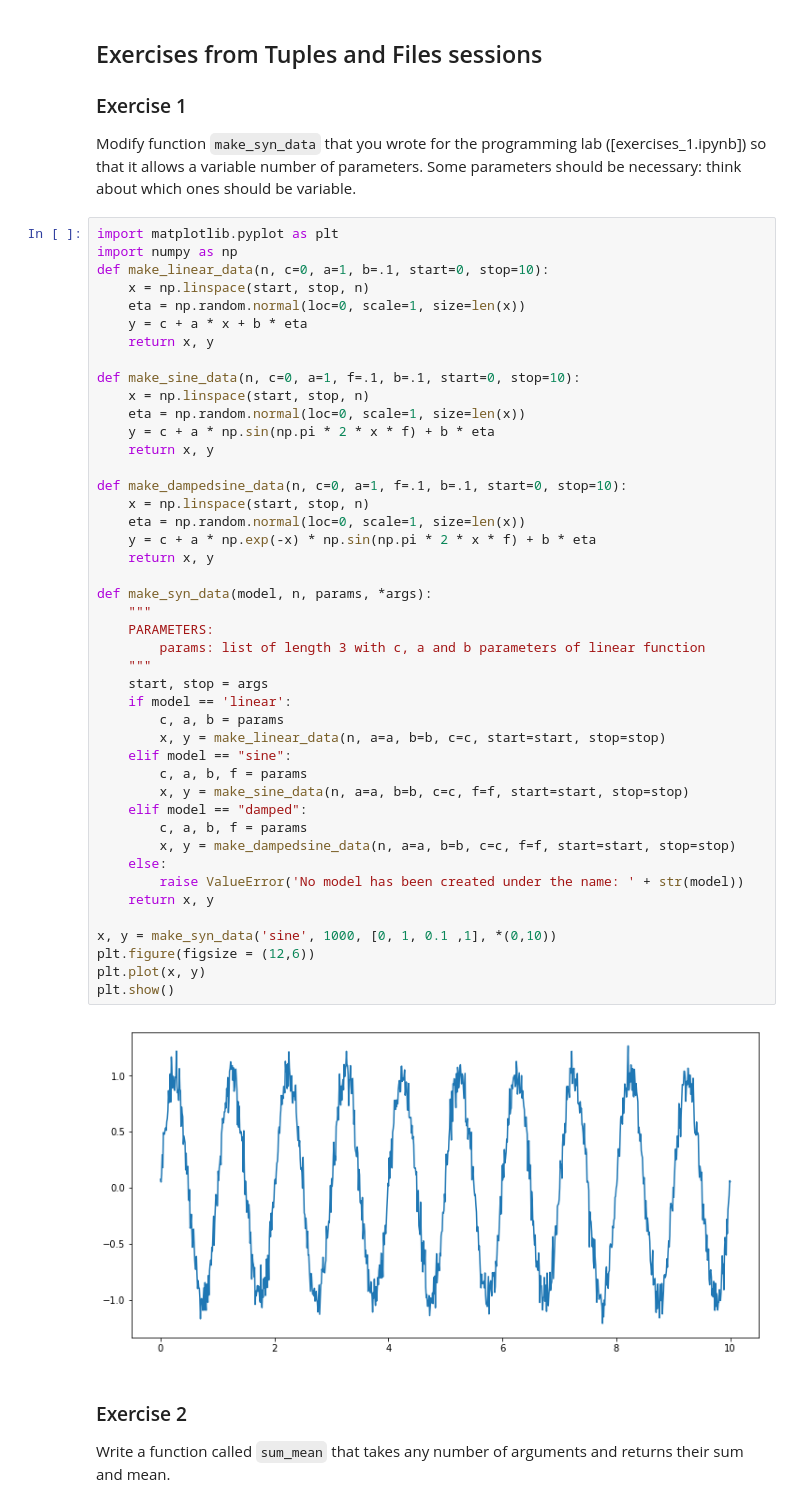
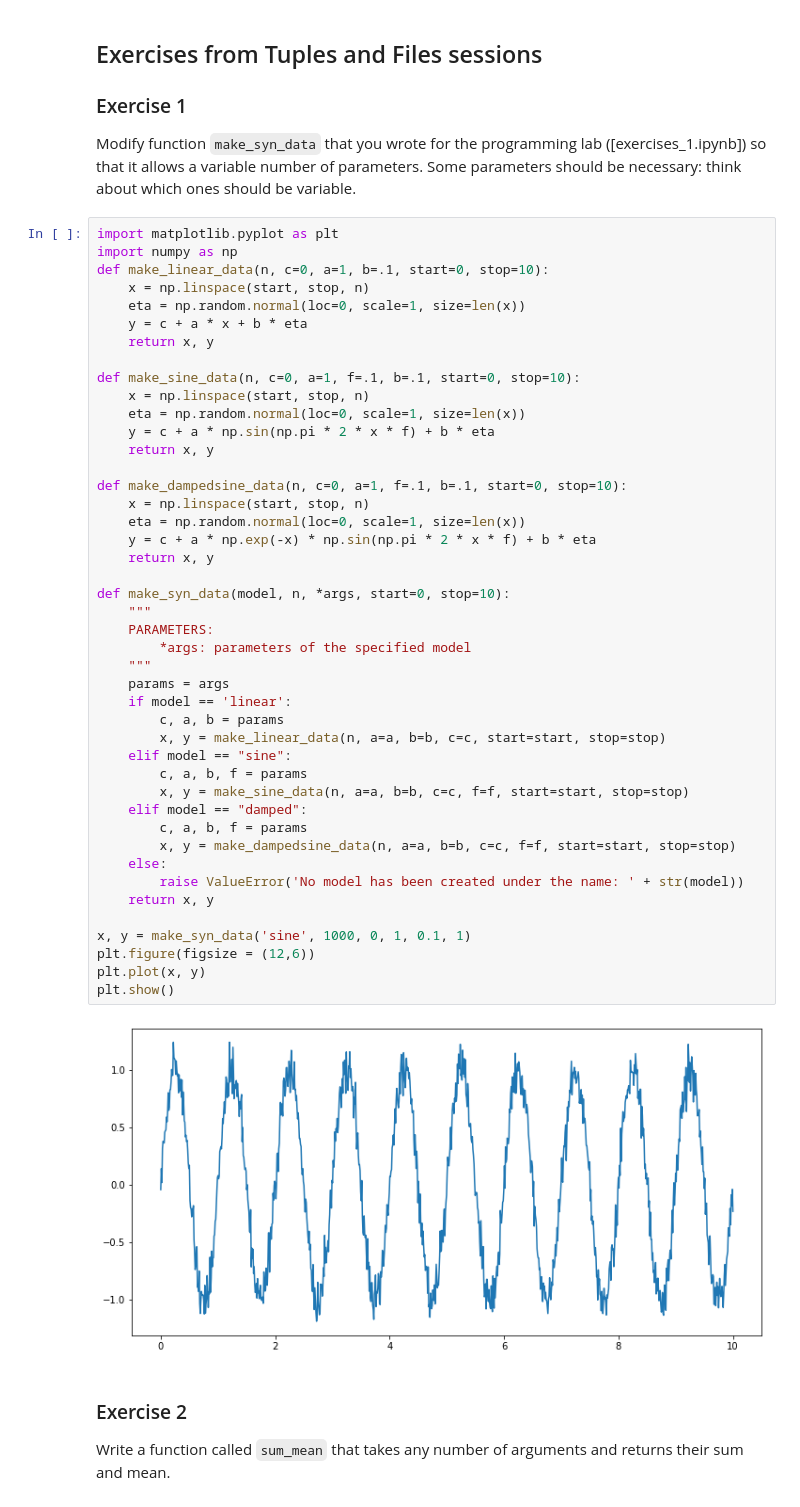
Before and after one commit to arnaumanasanch/neuropy_crashcourse, a Jupyter notebook: PracticalSession3.ipynb, the cells around one changed output. Drawn from its saved outputs; the diff is of its cells as text.

```diff
--- a/PracticalSession3.ipynb
+++ b/PracticalSession3.ipynb
@@ -20,38 +20,38 @@ def make_sine_data(n, c=0, a=1, f=.1, b=.1, start=0, stop=10):
     eta = np.random.normal(loc=0, scale=1, size=len(x))
     y = c + a * np.sin(np.pi * 2 * x * f) + b * eta
     return x, y
 
 def make_dampedsine_data(n, c=0, a=1, f=.1, b=.1, start=0, stop=10):
     x = np.linspace(start, stop, n)
     eta = np.random.normal(loc=0, scale=1, size=len(x))
     y = c + a * np.exp(-x) * np.sin(np.pi * 2 * x * f) + b * eta
     return x, y
 
-def make_syn_data(model, n, params, *args):
+def make_syn_data(model, n, *args, start=0, stop=10):
     """
     PARAMETERS:
-        params: list of length 3 with c, a and b parameters of linear function
+        *args: parameters of the specified model
     """
-    start, stop = args
+    params = args
     if model == 'linear':
         c, a, b = params
         x, y = make_linear_data(n, a=a, b=b, c=c, start=start, stop=stop)
     elif model == "sine":
         c, a, b, f = params
         x, y = make_sine_data(n, a=a, b=b, c=c, f=f, start=start, stop=stop)
     elif model == "damped":
         c, a, b, f = params
         x, y = make_dampedsine_data(n, a=a, b=b, c=c, f=f, start=start, stop=stop)
     else:
         raise ValueError('No model has been created under the name: ' + str(model))
     return x, y
 
-x, y = make_syn_data('sine', 1000, [0, 1, 0.1 ,1], *(0,10))
+x, y = make_syn_data('sine', 1000, 0, 1, 0.1, 1)
 plt.figure(figsize = (12,6))
 plt.plot(x, y)
 plt.show()
 # %% [output]
-[figure, old version]
+[figure, new version]
 # %% [markdown]
 ### Exercise 2
 
```
Also changed, not shown: parts of 2 cells of this notebook.
